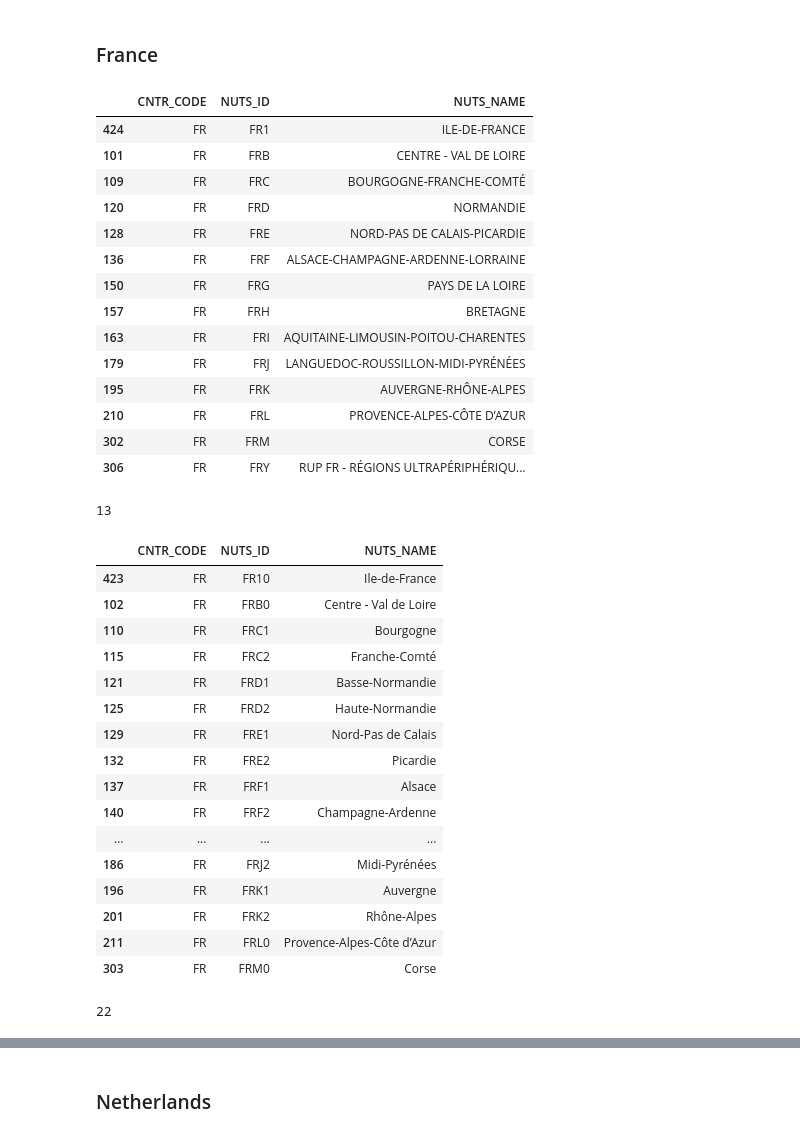
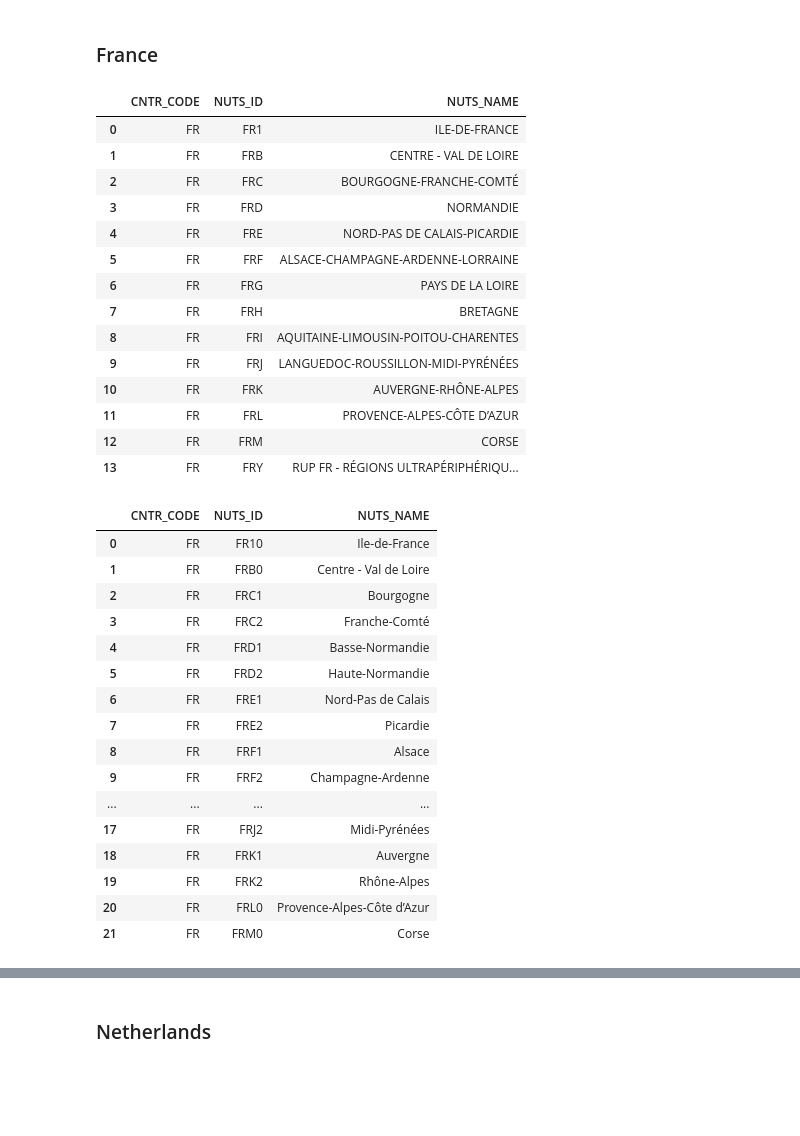
Before and after one commit to DrRoad/short-term-forecasting, a Jupyter notebook: jupyter-notebooks/NUTS.ipynb, the cells around one changed output, grey strips where cells are left out. Drawn from its saved outputs; the diff is of its cells as text; code cells hidden in the pictures; blank space fills up the shorter version.

```diff
--- a/jupyter-notebooks/NUTS.ipynb
+++ b/jupyter-notebooks/NUTS.ipynb
@@ -34,5 +34,5 @@ nuts = nuts.drop(nuts[~ ((nuts.CNTR_CODE == 'BE') | (nuts.CNTR_CODE == 'DE') | (
 # %%
 # sort values by NUTS_ID
-nuts = nuts.sort_values(by = ['NUTS_ID'])
+nuts = nuts.sort_values(['NUTS_ID'])
 # %%
 # countries (NUTS 0) - code has two characters
@@ -281,22 +241,23 @@ fr = nuts.loc[nuts['CNTR_CODE'] == 'FR'].copy()
 # %%
 # NUTS 1
-fr_nuts1 = fr.loc[nuts['NUTS_ID'].str.len() == 3].copy()
+fr_nuts1 = fr.loc[nuts['NUTS_ID'].str.len()==3].copy()
+fr_nuts1 = fr_nuts1.reset_index(drop=True) # reset index
 fr_nuts1
 # %% [output]
 |  | CNTR_CODE | NUTS_ID | NUTS_NAME |
-| 424 | FR | FR1 | ILE-DE-FRANCE |
-| 101 | FR | FRB | CENTRE - VAL DE LOIRE |
-| 109 | FR | FRC | BOURGOGNE-FRANCHE-COMTÉ |
-| 120 | FR | FRD | NORMANDIE |
-| 128 | FR | FRE | NORD-PAS DE CALAIS-PICARDIE |
-| 136 | FR | FRF | ALSACE-CHAMPAGNE-ARDENNE-LORRAINE |
-| 150 | FR | FRG | PAYS DE LA LOIRE |
-| 157 | FR | FRH | BRETAGNE |
-| 163 | FR | FRI | AQUITAINE-LIMOUSIN-POITOU-CHARENTES |
-| 179 | FR | FRJ | LANGUEDOC-ROUSSILLON-MIDI-PYRÉNÉES |
-| 195 | FR | FRK | AUVERGNE-RHÔNE-ALPES |
-| 210 | FR | FRL | PROVENCE-ALPES-CÔTE D’AZUR |
-| 302 | FR | FRM | CORSE |
-| 306 | FR | FRY | RUP FR - RÉGIONS ULTRAPÉRIPHÉRIQU... |
+| 0 | FR | FR1 | ILE-DE-FRANCE |
+| 1 | FR | FRB | CENTRE - VAL DE LOIRE |
+| 2 | FR | FRC | BOURGOGNE-FRANCHE-COMTÉ |
+| 3 | FR | FRD | NORMANDIE |
+| 4 | FR | FRE | NORD-PAS DE CALAIS-PICARDIE |
+| 5 | FR | FRF | ALSACE-CHAMPAGNE-ARDENNE-LORRAINE |
+| 6 | FR | FRG | PAYS DE LA LOIRE |
+| 7 | FR | FRH | BRETAGNE |
+| 8 | FR | FRI | AQUITAINE-LIMOUSIN-POITOU-CHARENTES |
+| 9 | FR | FRJ | LANGUEDOC-ROUSSILLON-MIDI-PYRÉNÉES |
+| 10 | FR | FRK | AUVERGNE-RHÔNE-ALPES |
+| 11 | FR | FRL | PROVENCE-ALPES-CÔTE D’AZUR |
+| 12 | FR | FRM | CORSE |
+| 13 | FR | FRY | RUP FR - RÉGIONS ULTRAPÉRIPHÉRIQU... |
 # %%
 # drop entries corresponding to "RUP FR - RÉGIONS ULTRAPÉRIPHÉRIQUES FRANÇAISES" (FRY) - French Overseas Territories
@@ -308,34 +269,25 @@ fr_nuts1 = fr_nuts1[~ fr_nuts1.NUTS_ID.str.contains("FRY")]
-# %%
-# number of NUTS 1 territories
-len(fr_nuts1)
-# %% [output]
-13
 # %%
 # NUTS 2
-fr_nuts2 = fr.loc[nuts['NUTS_ID'].str.len() == 4].copy()
+fr_nuts2 = fr.loc[nuts['NUTS_ID'].str.len()==4].copy()
+fr_nuts2 = fr_nuts2.reset_index(drop=True) # reset index
 fr_nuts2
 # %% [output]
 |  | CNTR_CODE | NUTS_ID | NUTS_NAME |
-| 423 | FR | FR10 | Ile-de-France |
-| 102 | FR | FRB0 | Centre - Val de Loire |
-| 110 | FR | FRC1 | Bourgogne |
-| 115 | FR | FRC2 | Franche-Comté |
-| 121 | FR | FRD1 | Basse-Normandie |
-| 125 | FR | FRD2 | Haute-Normandie |
-| 129 | FR | FRE1 | Nord-Pas de Calais |
-| 132 | FR | FRE2 | Picardie |
-| 137 | FR | FRF1 | Alsace |
-| 140 | FR | FRF2 | Champagne-Ardenne |
+| 0 | FR | FR10 | Ile-de-France |
+| 1 | FR | FRB0 | Centre - Val de Loire |
+| 2 | FR | FRC1 | Bourgogne |
+| 3 | FR | FRC2 | Franche-Comté |
+| 4 | FR | FRD1 | Basse-Normandie |
+| 5 | FR | FRD2 | Haute-Normandie |
+| 6 | FR | FRE1 | Nord-Pas de Calais |
+| 7 | FR | FRE2 | Picardie |
+| 8 | FR | FRF1 | Alsace |
+| 9 | FR | FRF2 | Champagne-Ardenne |
 | ... | ... | ... | ... |
-| 186 | FR | FRJ2 | Midi-Pyrénées |
-| 196 | FR | FRK1 | Auvergne |
-| 201 | FR | FRK2 | Rhône-Alpes |
-| 211 | FR | FRL0 | Provence-Alpes-Côte d’Azur |
-| 303 | FR | FRM0 | Corse |
+| 17 | FR | FRJ2 | Midi-Pyrénées |
+| 18 | FR | FRK1 | Auvergne |
+| 19 | FR | FRK2 | Rhône-Alpes |
+| 20 | FR | FRL0 | Provence-Alpes-Côte d’Azur |
+| 21 | FR | FRM0 | Corse |
-# %%
-# number of NUTS 2 territories
-len(fr_nuts2)
-# %% [output]
-22
 # %%
 # NUTS 3
```
Also changed, not shown: parts of 60 cells of this notebook, 14 other files.
